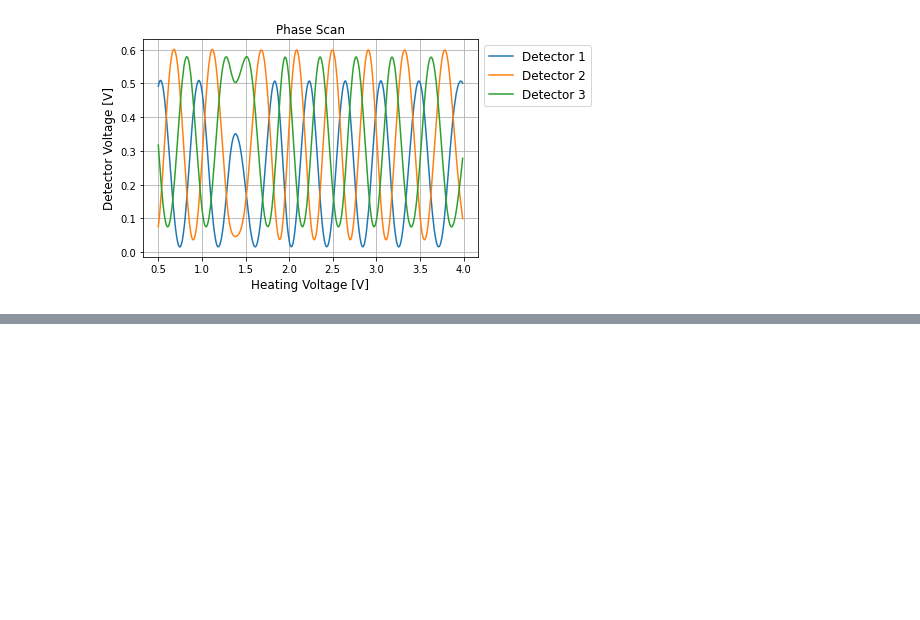
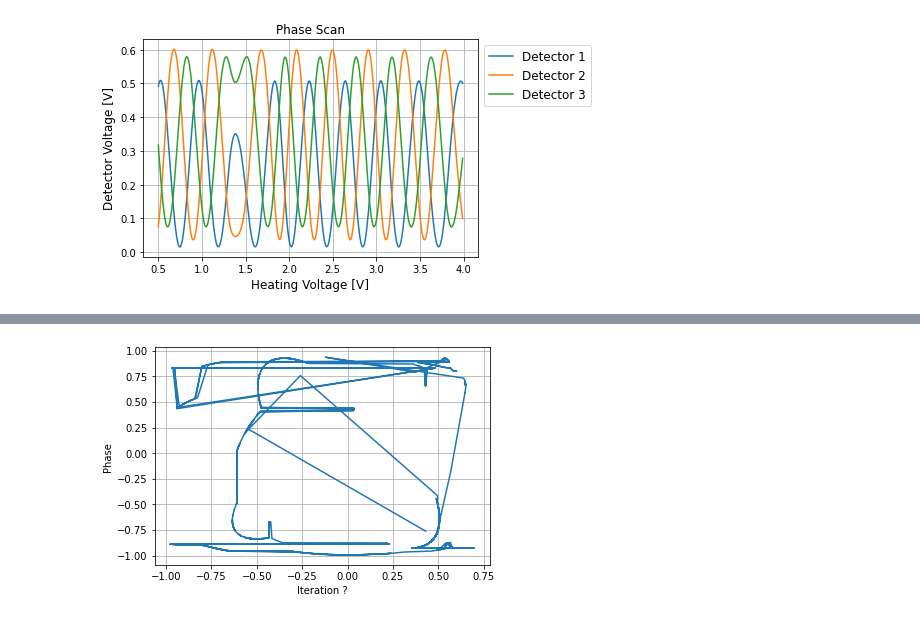
Before and after one commit to bilaljo/MiniPTI, a Jupyter notebook: notebooks/passepartout.ipynb, the cells around one changed output, grey strips where cells are left out. Cells and saved outputs as stored; diff of their text form; code cells hidden in the pictures; blank space fills up the shorter version.

```diff
--- a/notebooks/passepartout.ipynb
+++ b/notebooks/passepartout.ipynb
@@ -134,0 +68,31 @@ with open("phases.csv", "w") as f:
+# %%
+x = []
+y = []
+for i in range(len(X[0])):
+    current_error_x = 6
+    current_error_y = 6
+    indices_x = None
+    indices_y = None
+    for j in range(6):
+        for k in range(j + 1, 6):
+            for l in range(k + 1, 6):
+                error_x = abs(X[j][i] - X[k][i]) + abs(X[j][i] - X[l][i]) + abs(X[l][i] - X[k][i])
+                error_y = abs(Y[j][i] - Y[k][i]) + abs(Y[j][i] - Y[l][i]) + abs(Y[l][i] - Y[k][i])
+                if current_error_x > error_x:
+                    indices_x = (j, k, l)
+                    current_error_x = error_x
+                if current_error_y > error_y:
+                    indices_y = (j, k, l)
+                    current_error_y = error_y
+    x.append(np.mean([X[indices_x[0]][i], X[indices_x[1]][i], X[indices_x[2]][i]]))
+    y.append(np.mean([Y[indices_y[0]][i], Y[indices_y[1]][i], Y[indices_y[2]][i]]))
+
+plt.plot(x, y)
+phi = np.arctan2(y, x)
+#plt.plot(range(len(phi)), phi + np.pi, "*")
+plt.xlabel("Iteration ?")
+plt.ylabel("Phase")
+plt.grid(True)
+plt.savefig("Phase.png")
+# %% [output]
+[figure, added]
```
Also changed, not shown: parts of 13 cells of this notebook.
